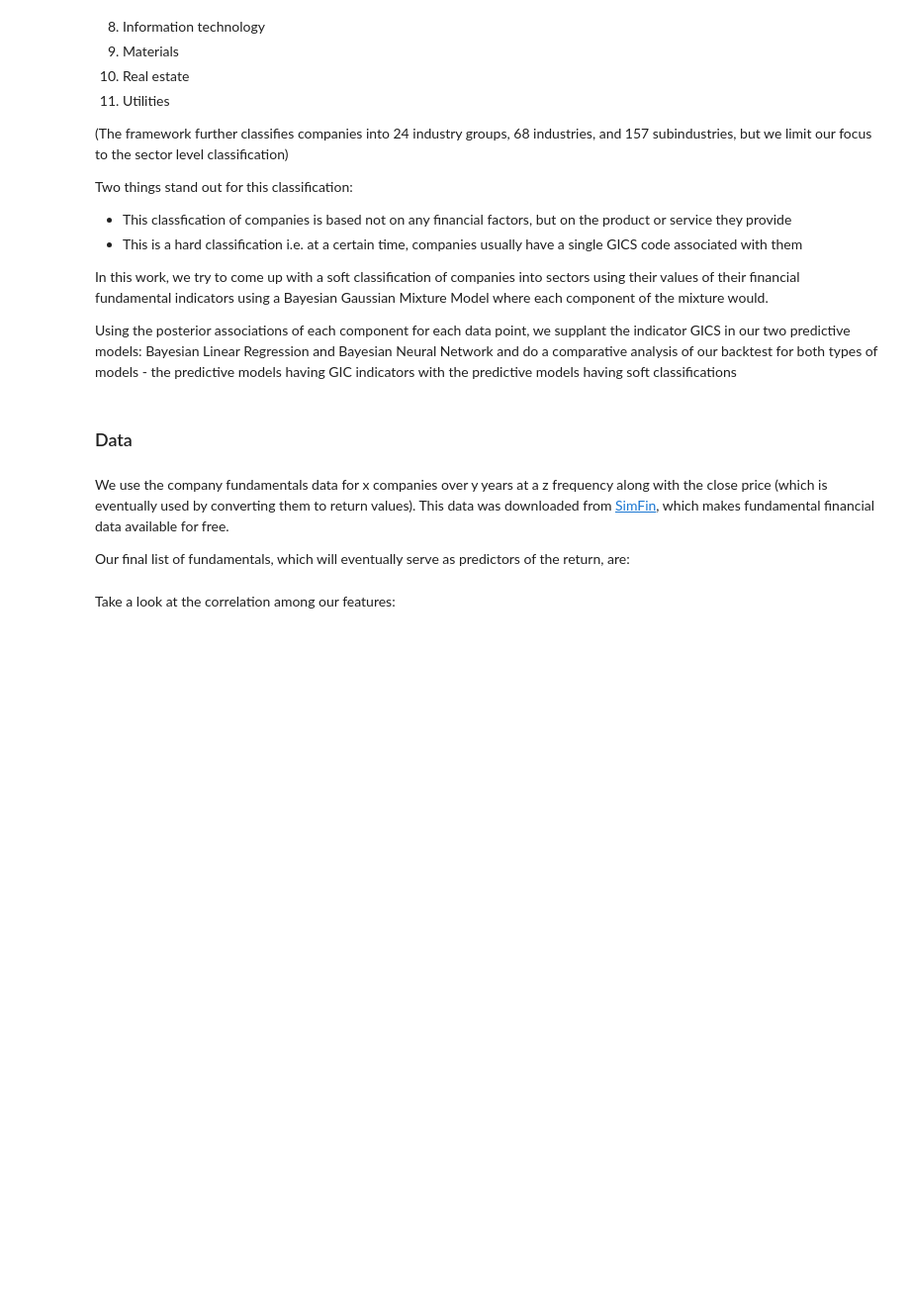
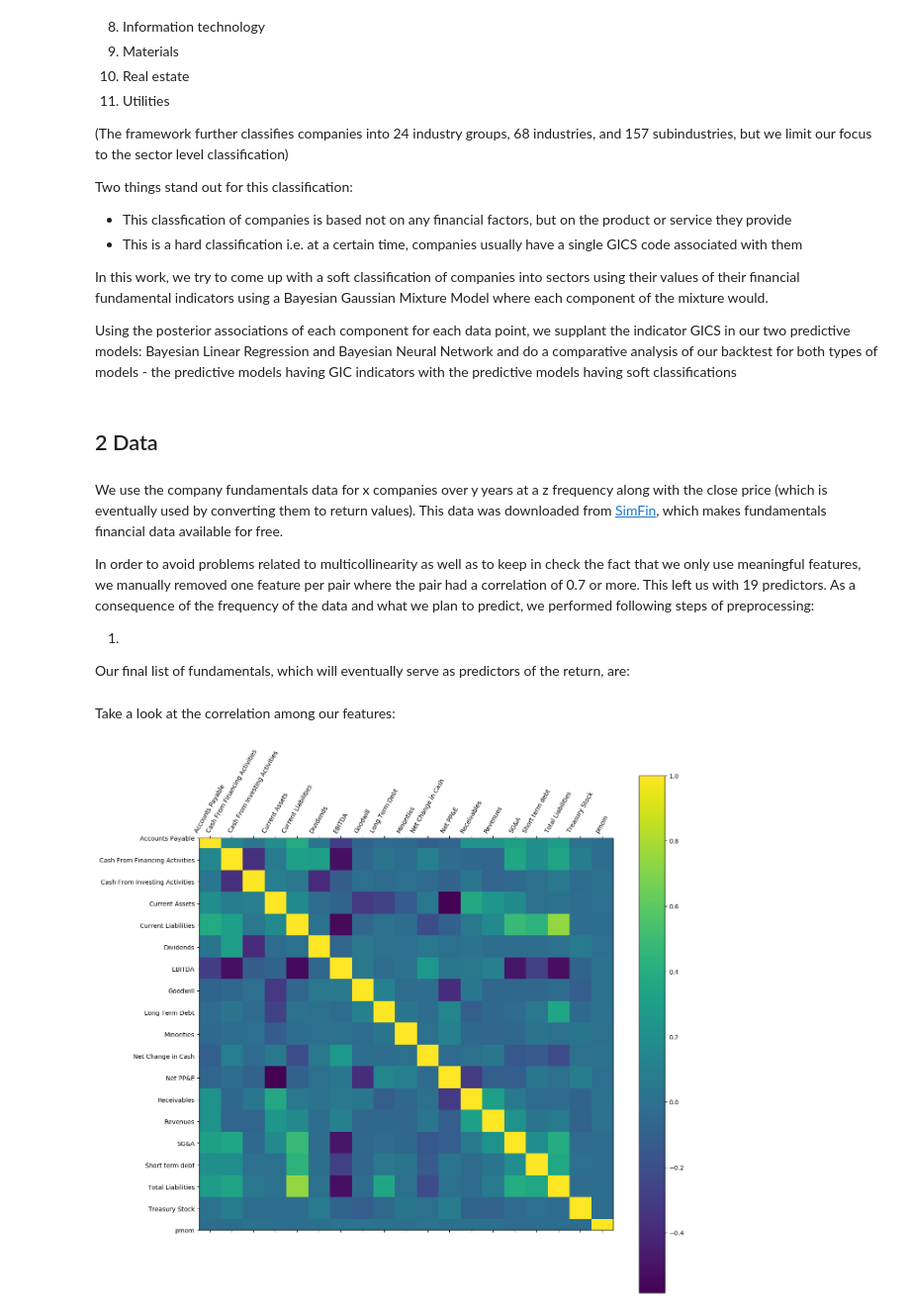
Before and after one commit to lye0618/ML-with-Prob-Prog-Final-Project, a Jupyter notebook: Proposing an effective Backtesting strategy using Bayesian Modeling .ipynb, the cells around one changed output. Shown: that part at 99% size. Cells and saved outputs as stored; diff of their text form; code cells hidden in the pictures; blank space fills up the shorter version.

```diff
--- a/Proposing an effective Backtesting strategy using Bayesian Modeling .ipynb
+++ b/Proposing an effective Backtesting strategy using Bayesian Modeling .ipynb
@@ -37,10 +37,30 @@ In this work, we try to come up with a soft classification of companies into sec
 
 Using the posterior associations of each component for each data point, we supplant the indicator GICS in our two predictive models: Bayesian Linear Regression and Bayesian Neural Network and do a comparative analysis of our backtest for both types of models - the predictive models having GIC indicators with the predictive models having soft classifications
 # %% [markdown]
-### Data
+## 2 Data
 # %% [markdown]
-We use the company fundamentals data for x companies over y years at a z frequency along with the close price (which is eventually used by converting them to return values). This data was downloaded from [SimFin](https://simfin.com/), which makes fundamental financial data available for free.
+We use the company fundamentals data for x companies over y years at a z frequency along with the close price (which is eventually used by converting them to return values). This data was downloaded from [SimFin](https://simfin.com/), which makes fundamentals financial data available for free.
+
+In order to avoid problems related to multicollinearity as well as to keep in check the fact that we only use meaningful features, we manually removed one feature per pair where the pair had a correlation of 0.7 or more. This left us with 19 predictors. As a consequence of the frequency of the data and what we plan to predict, we performed following steps of preprocessing:
+
+1.
 
 Our final list of fundamentals, which will eventually serve as predictors of the return, are:
 # %% [markdown]
 Take a look at the correlation among our features:
+# %%
+import warnings
+warnings.filterwarnings('ignore')
+from preprocess import preprocess
+data = preprocess(return_full=True)
+# %%
+import matplotlib.pyplot as plt
+%matplotlib inline
+plt.figure(figsize=(15,15), dpi=100)
+plt.matshow(data.corr(), fignum=1)
+plt.xticks(range(len(data.columns)), data.columns, rotation=60)
+plt.yticks(range(len(data.columns)), data.columns)
+plt.colorbar()
+plt.show()
+# %% [output]
+[figure, added]
```
Also changed, not shown: parts of 13 cells of this notebook.
